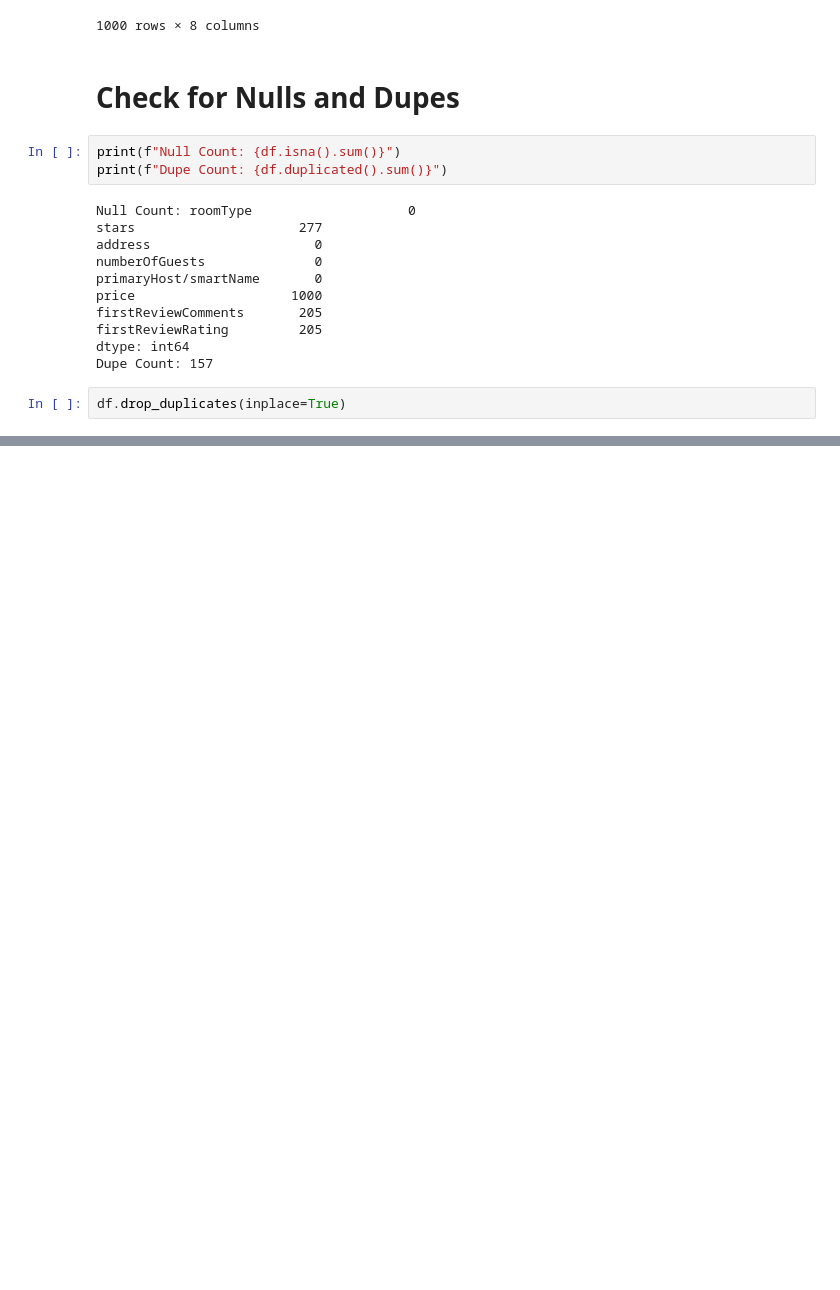
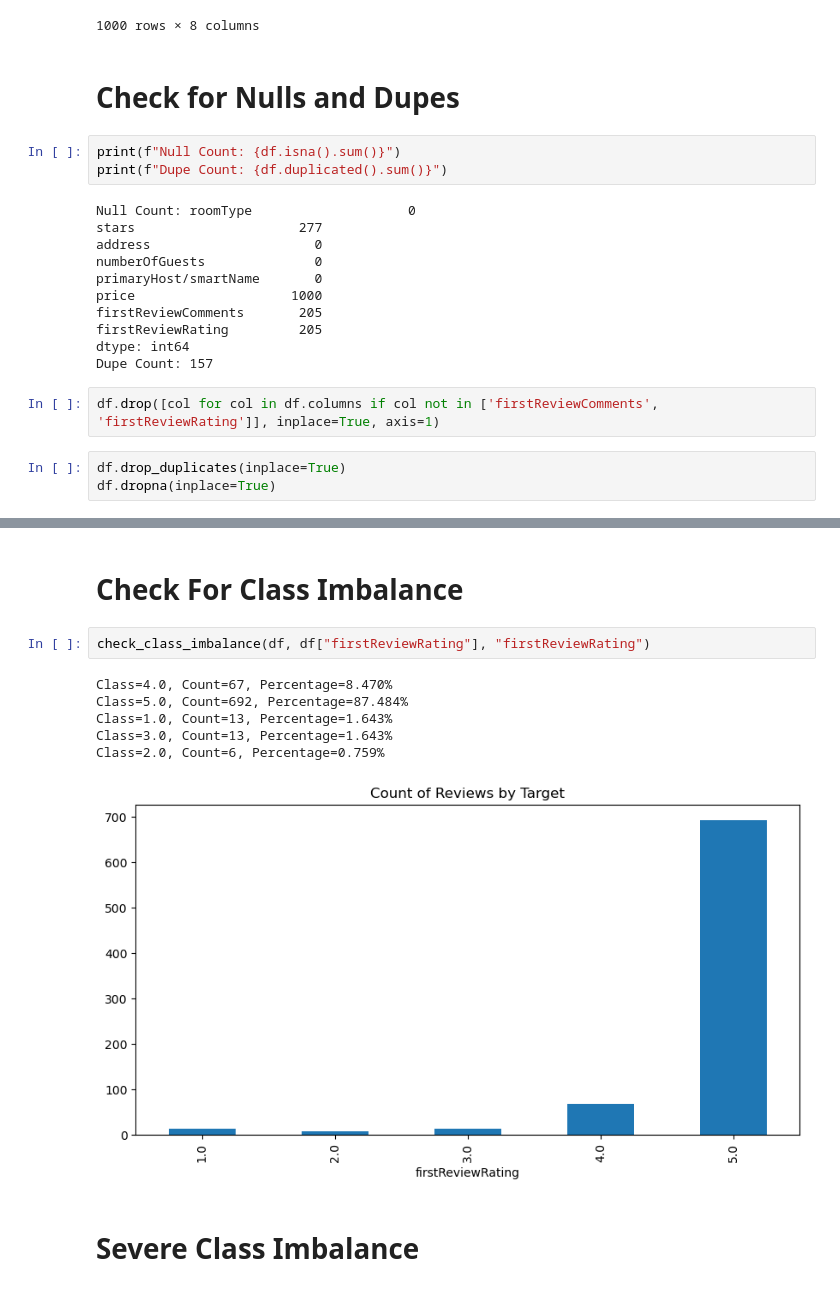
Before and after one commit to MaukanMir/AIRBNB-Las_vegas-Listing, a Jupyter notebook: training.ipynb, the cells around one changed output, grey strips where cells are left out. Drawn from its saved outputs; the diff is of its cells as text; blank space fills up the shorter version.

```diff
--- a/training.ipynb
+++ b/training.ipynb
@@ -145,5 +145,8 @@ firstReviewComments       205
 firstReviewRating         205
 dtype: int64
 Dupe Count: 157
+# %%
+df.drop([col for col in df.columns if col not in ['firstReviewComments', 'firstReviewRating']], inplace=True, axis=1)
 # %%
 df.drop_duplicates(inplace=True)
+df.dropna(inplace=True)
@@ -149,0 +173,13 @@ df.drop_duplicates(inplace=True)
+# %% [markdown]
+# Check For Class Imbalance
+# %%
+check_class_imbalance(df, df["firstReviewRating"], "firstReviewRating")
+# %% [output]
+Class=4.0, Count=67, Percentage=8.470%
+Class=5.0, Count=692, Percentage=87.484%
+Class=1.0, Count=13, Percentage=1.643%
+Class=3.0, Count=13, Percentage=1.643%
+Class=2.0, Count=6, Percentage=0.759%
+[figure, added]
+# %% [markdown]
+# Severe Class Imbalance
```
Also changed, not shown: parts of 2 cells of this notebook.
